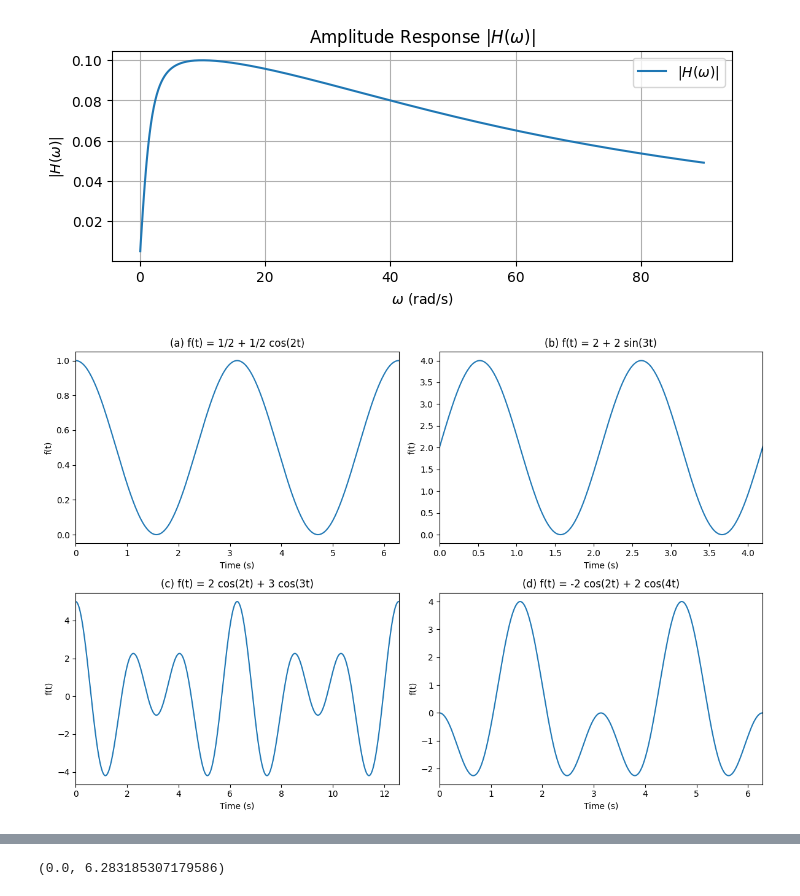
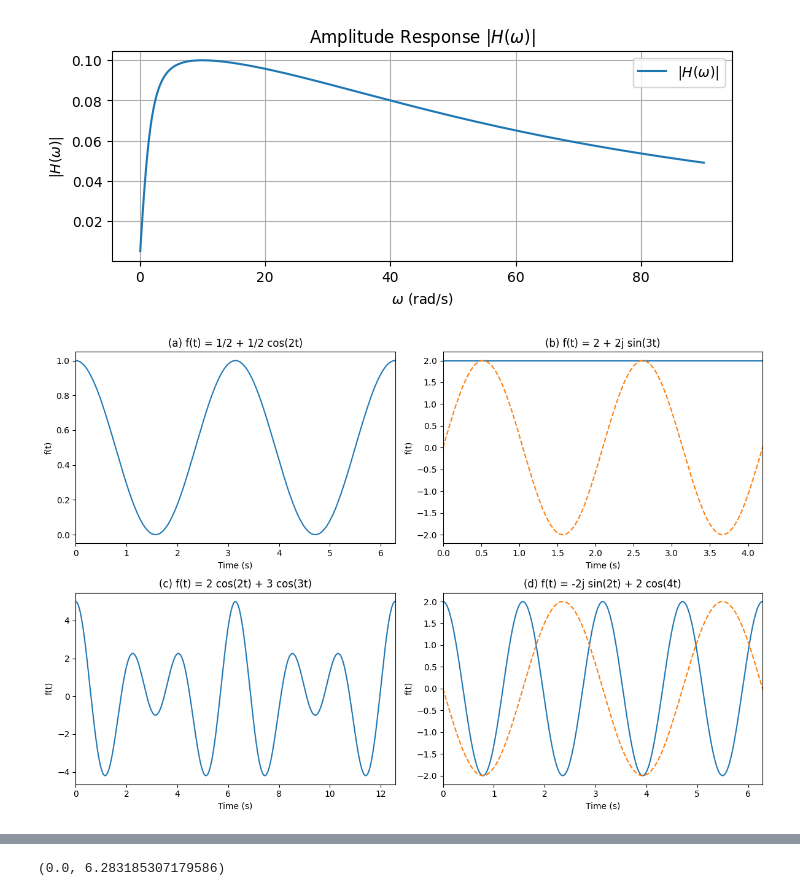
Before and after one commit to ZJUI-ME-course/25SP-ECE211, a Jupyter notebook: h(w).ipynb, the cells around one changed output, grey strips where cells are left out. Drawn from its saved outputs; the diff is of its cells as text; code cells hidden in the pictures.

```diff
--- a/h(w).ipynb
+++ b/h(w).ipynb
@@ -186,48 +186,50 @@ t = np.linspace(0, 4*np.pi, 1000)
 f_a = 0.5 + 0.5 * np.cos(2 * t)
 
 # (b) f(t) = 2 + 2j sin(3t)
-f_b = 2 + 2 * np.sin(3 * t)
-
+f_b_real = 2+np.sin(0*t)
+f_b_img= 2 * np.sin(3 * t)
 # (c) f(t) = 2 cos(2t) + 3 cos(3t)
 f_c = 2 * np.cos(2 * t) + 3 * np.cos(3 * t)
 
 # (d) f(t) = -2j sin(2t) + 2 cos(4t)
-f_d = -2 * np.cos(2 * t) + 2 * np.cos(4 * t)
-
+f_d_real =  + 2 * np.cos(4 * t)
+f_d_img =-2 * np.sin(2 * t)
 # 绘制图形
 plt.figure(figsize=(12, 8))
 plt.subplot(2, 2, 1)
 plt.plot(t, f_a)
 plt.title('(a) f(t) = 1/2 + 1/2 cos(2t)')
 plt.xlabel('Time (s)')
 plt.ylabel('f(t)')
 plt.xlim(0,2*np.pi)
 
 plt.subplot(2, 2, 2)
-plt.plot(t, f_b)
-plt.title('(b) f(t) = 2 + 2 sin(3t)')
+plt.plot(t, f_b_real, label='实部',linestyle='-')
+plt.plot(t, f_b_img,label='虚部',linestyle='--')
+plt.title('(b) f(t) = 2 + 2j sin(3t)')
 plt.xlabel('Time (s)')
 plt.ylabel('f(t)')
 plt.xlim(0,4/3*pi)
 
 plt.subplot(2, 2, 3)
 plt.plot(t, f_c)
 plt.title('(c) f(t) = 2 cos(2t) + 3 cos(3t)')
 plt.xlabel('Time (s)')
 plt.ylabel('f(t)')
 plt.xlim(0,4*pi)
 
 
 plt.subplot(2, 2, 4)
-plt.plot(t, f_d)
-plt.title('(d) f(t) = -2 cos(2t) + 2 cos(4t)')
+plt.plot(t, f_d_real, linestyle='-')
+plt.plot(t, f_d_img,linestyle='--')
+plt.title('(d) f(t) = -2j sin(2t) + 2 cos(4t)')
 plt.xlabel('Time (s)')
 plt.ylabel('f(t)')
 plt.xlim(0,2*pi)
 
 
 
 plt.tight_layout()
 plt.show()
 # %% [output]
-[figure, old version]
+[figure, new version]
```
Also changed, not shown: parts of 1 cell of this notebook.
